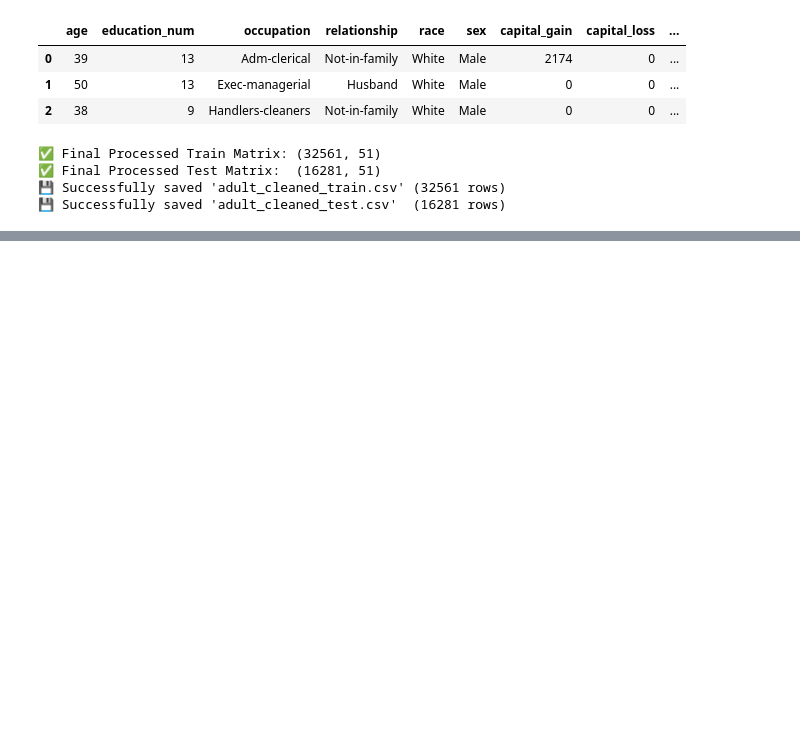
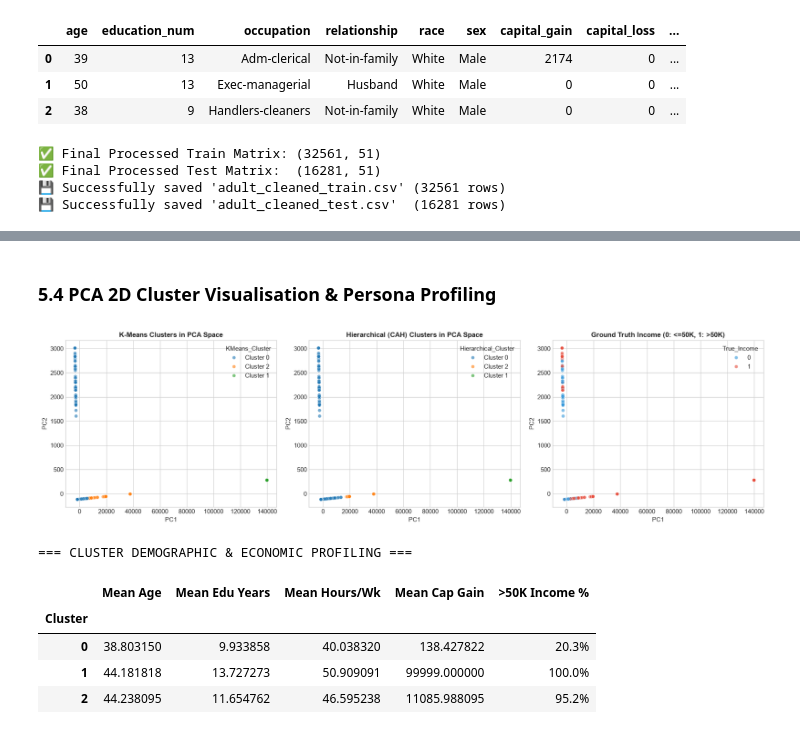
Before and after one commit to Mejri-Mehdi/Data-Prep-ML-Census-Income, a Jupyter notebook: notebooks/01_adult_census_data_prep_modeling.ipynb, the cells around one changed output, grey strips where cells are left out. Cells and saved outputs as stored; diff of their text form; code cells hidden in the pictures; blank space fills up the shorter version.

```diff
--- a/notebooks/01_adult_census_data_prep_modeling.ipynb
+++ b/notebooks/01_adult_census_data_prep_modeling.ipynb
@@ -399,0 +524,56 @@ print(f"💾 Successfully saved 'adult_cleaned_test.csv'  ({len(test_export)} ro
+# %% [markdown]
+### 5.4 PCA 2D Cluster Visualisation & Persona Profiling
+# %%
+# PCA Dimensionality Reduction for 2D Visualisation
+pca = PCA(n_components=2, random_state=42)
+pca_coords = pca.fit_transform(X_cluster)
+
+df_pca = pd.DataFrame(pca_coords, columns=['PC1', 'PC2'])
+df_pca['KMeans_Cluster'] = [f"Cluster {c}" for c in km_labels]
+df_pca['Hierarchical_Cluster'] = [f"Cluster {c}" for c in agg_labels]
+df_pca['True_Income'] = y_cluster.values
+
+fig, axes = plt.subplots(1, 3, figsize=(18, 5))
+
+# Plot 1: K-Means
+sns.scatterplot(data=df_pca, x='PC1', y='PC2', hue='KMeans_Cluster', palette='tab10', alpha=0.6, ax=axes[0])
+axes[0].set_title(f'K-Means Clusters in PCA Space', fontsize=12, fontweight='bold')
+
+# Plot 2: Agglomerative
+sns.scatterplot(data=df_pca, x='PC1', y='PC2', hue='Hierarchical_Cluster', palette='tab10', alpha=0.6, ax=axes[1])
+axes[1].set_title(f'Hierarchical (CAH) Clusters in PCA Space', fontsize=12, fontweight='bold')
+
+# Plot 3: True Income Labels
+sns.scatterplot(data=df_pca, x='PC1', y='PC2', hue='True_Income', palette=['#3498DB', '#E74C3C'], alpha=0.6, ax=axes[2])
+axes[2].set_title('Ground Truth Income (0: <=50K, 1: >50K)', fontsize=12, fontweight='bold')
+
+plt.tight_layout()
+plt.show()
+
+# Profiling the Clusters on original scale
+df_profile = df_train.iloc[sample_idx].copy()
+df_profile['Cluster'] = km_labels
+df_profile['Target_HighIncome_Rate'] = y_cluster.values
+
+print("=== CLUSTER DEMOGRAPHIC & ECONOMIC PROFILING ===")
+display(df_profile.groupby('Cluster').agg({
+    'age': 'mean',
+    'education_num': 'mean',
+    'hours_per_week': 'mean',
+    'capital_gain': 'mean',
+    'Target_HighIncome_Rate': lambda x: f"{x.mean()*100:.1f}%"
+}).rename(columns={
+    'age': 'Mean Age',
+    'education_num': 'Mean Edu Years',
+    'hours_per_week': 'Mean Hours/Wk',
+    'capital_gain': 'Mean Cap Gain',
+    'Target_HighIncome_Rate': '>50K Income %'
+}))
+# %% [output]
+[figure, added]
+=== CLUSTER DEMOGRAPHIC & ECONOMIC PROFILING ===
+|  | Mean Age | Mean Edu Years | Mean Hours/Wk | Mean Cap Gain | >50K Income % |
+| Cluster |  |  |  |  |  |
+| 0 | 38.803150 | 9.933858 | 40.038320 | 138.427822 | 20.3% |
+| 1 | 44.181818 | 13.727273 | 50.909091 | 99999.000000 | 100.0% |
+| 2 | 44.238095 | 11.654762 | 46.595238 | 11085.988095 | 95.2% |
```
Also changed, not shown: parts of 19 cells of this notebook, 10 other files.
